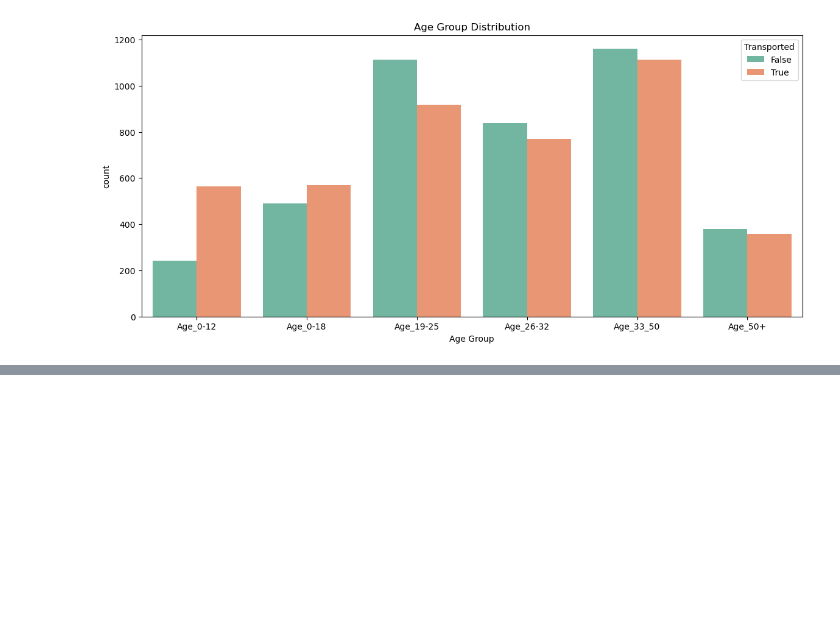
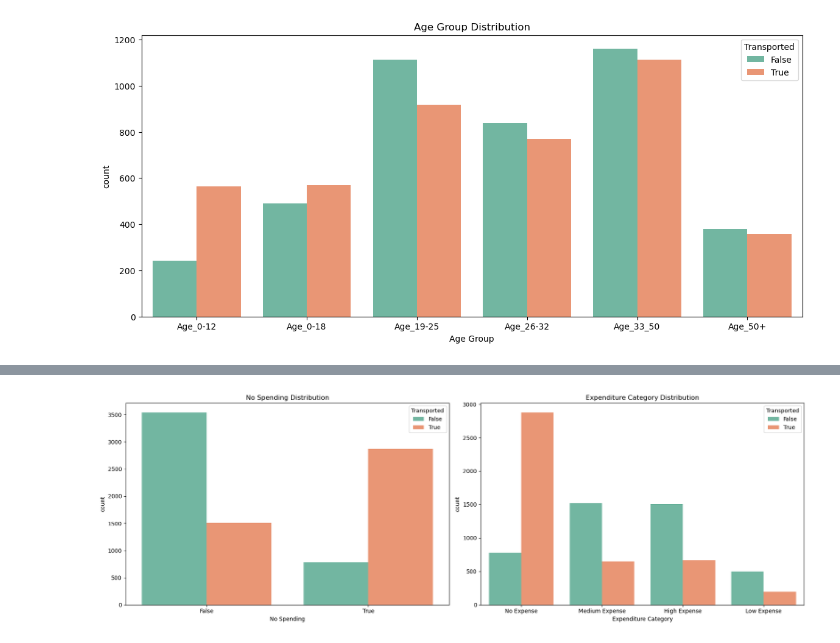
Before and after one commit to Greywolfie01/ML-Project, a Jupyter notebook: Feature Engineering.ipynb, the cells around one changed output, grey strips where cells are left out. Drawn from its saved outputs; the diff is of its cells as text; code cells hidden in the pictures; blank space fills up the shorter version.

```diff
--- a/Feature Engineering.ipynb
+++ b/Feature Engineering.ipynb
@@ -331,0 +444,29 @@ plt.title("Age Group Distribution");
+# %%
+def expenditure_category(df):
+    expense_category = []
+
+    for i in df["Total Expenditure"]:
+        if i==0:
+            expense_category.append("No Expense")
+        elif (i>0 and i<=716):
+            expense_category.append("Low Expense")
+        elif (i>716 and i<=1441):
+            expense_category.append("Medium Expense")
+        elif (i>1441):
+            expense_category.append("High Expense")
+
+    df["Expenditure Category"] = expense_category
+
+expenditure_category(train_df)
+expenditure_category(test_df)
+
+cols = ["No Spending", "Expenditure Category"]
+
+plt.figure(figsize=(18,6))
+for idx,column in enumerate(cols):
+    plt.subplot(1,2,idx+1)
+    sns.countplot(x=column, hue="Transported", data=train_df, palette="Set2")
+    plt.title(f"{column} Distribution")
+    plt.tight_layout()
+# %% [output]
+[figure, added]
```
Also changed, not shown: parts of 35 cells of this notebook.
